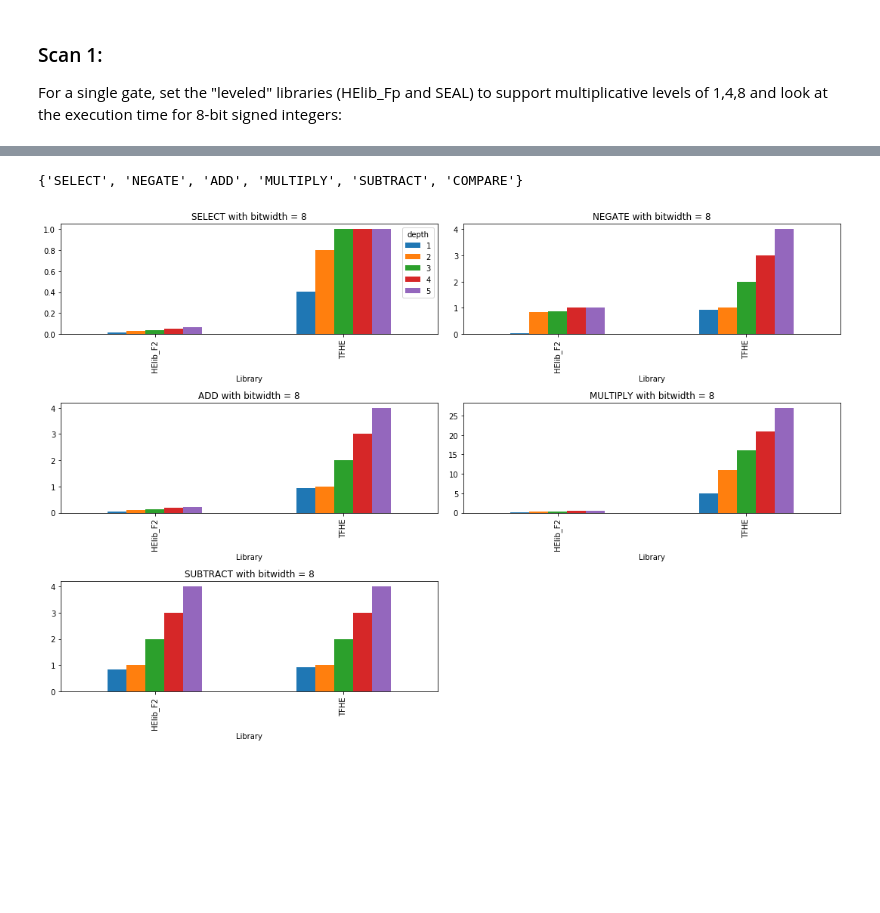
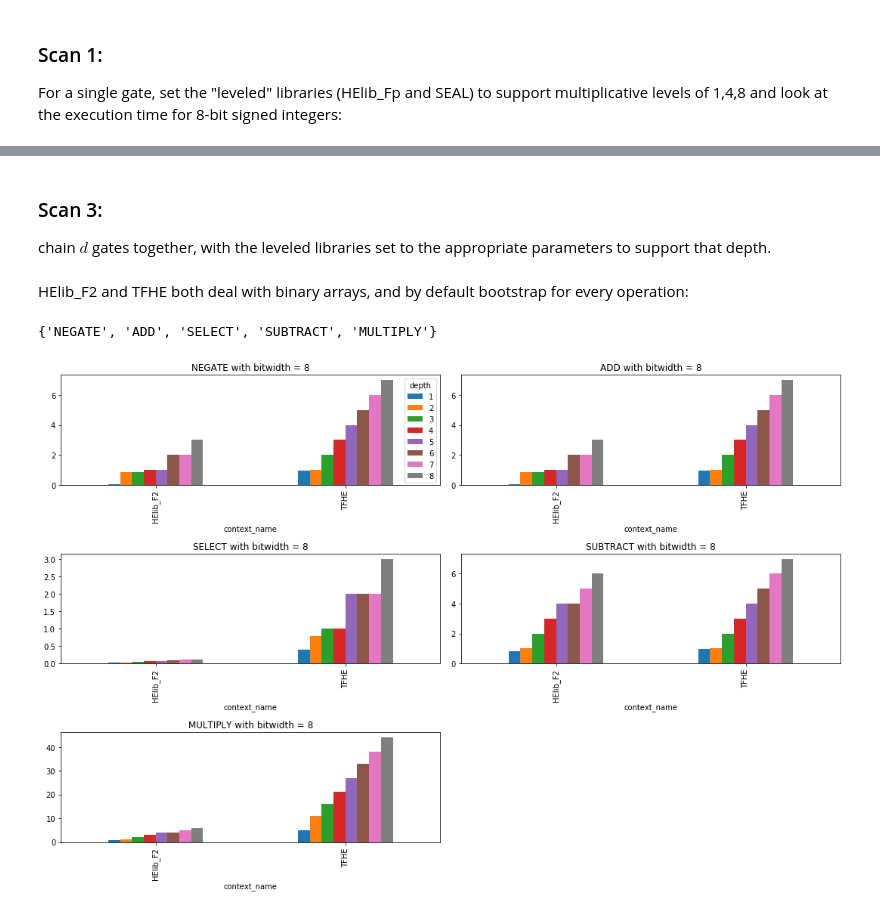
Before and after one commit to alan-turing-institute/SHEEP, a Jupyter notebook: Low-level-benchmarks.ipynb, the cells around one changed output, grey strips where cells are left out. Drawn from its saved outputs; the diff is of its cells as text; code cells hidden in the pictures; blank space fills up the shorter version.

```diff
--- a/Low-level-benchmarks.ipynb
+++ b/Low-level-benchmarks.ipynb
@@ -25,0 +44,3 @@ For a single gate, set the "leveled" libraries (HElib_Fp and SEAL) to support mu
+# %%
+rows=libs_op_levels("NEGATE",8,True,["SEAL"])
+rows
@@ -53,0 +69,22 @@ plt.show()
+# %%
+def libs_op_depth_level4(op_str, bitwidth, is_signed, libs_list):
+    rows = all_rows[(all_rows.is_correct==True) & (all_rows.Levels==4) & (all_rows.input_bitwidth==bitwidth) & (all_rows.gate_name==op_str) & all_rows.context_name.isin(libs_list) & (all_rows.input_signed==is_signed)]
+    rows.context_name.name = "Library"
+    rows.execution_time.name = "Time (s)"
+    return rows.drop_duplicates(["context_name", "depth"]).pivot(index='context_name', columns='depth', values='execution_time')
+all_ops = set(all_rows.gate_name)
+# %%
+
+all_ops = ["ADD","SUBTRACT","MULTIPLY","NEGATE"]
+bitwidth = 8
+is_signed = False
+for i, op in enumerate(all_ops):
+    if op == "COMPARE": continue
+    libs = ["HElib_Fp", "SEAL"]
+    rows = libs_op_depth_level4(op, bitwidth, is_signed, libs)
+
+    axis = plt.subplot((len(all_ops) + 2 // 2) // 2, 2, i + 1)
+    #axis.set_yscale("log")
+    rows.plot(ax=axis, title=op + ' with bitwidth = ' + str(bitwidth), kind='bar', figsize=(15, 10), legend=False if i!=0 else True)
+plt.tight_layout()
+plt.show()
@@ -54,25 +93,27 @@ plt.show()
+# %% [markdown]
+### Scan 3:
+chain $d$ gates together, with the leveled libraries set to the appropriate parameters to support that depth.
+# %% [markdown]
+HElib_F2 and TFHE both deal with binary arrays, and by default bootstrap for every operation:
+# %%
+def libs_op_depth(op_str, bitwidth, is_signed, libs_list):
+    rows = all_rows[(all_rows.input_bitwidth==bitwidth) & (all_rows.gate_name==op_str) & all_rows.context_name.isin(libs_list) & (all_rows.input_signed==is_signed)]
+    rows.context_name.name = "Library"
+    rows.execution_time.name = "Time (s)"
+    return rows.drop_duplicates(["context_name", "depth"]).pivot(index='context_name', columns='depth', values='execution_time')
 # %%
-def libs_op_depth(op_str, bitwidth, is_signed, libs_list):
-    rows = all_rows[(all_rows.input_bitwidth==bitwidth) & (all_rows.gate_name==op_str) & all_rows.context_name.isin(libs_list) & (all_rows.input_signed==is_signed)]
-    rows.context_name.name = "Library"
-    rows.execution_time.name = "Time (s)"
-    return rows.pivot(index='context_name', columns='depth', values='execution_time')
-
 all_ops = set(all_rows.gate_name)
-print(all_ops)
-all_libs = ["HElib_F2", "HElib_Fp", "TFHE", "SEAL"]
 bitwidth = 8
-is_signed = True
+is_signed = False
 for i, op in enumerate(all_ops):
     if op == "COMPARE": continue
-    libs = ["HElib_Fp", "SEAL"]
     libs = ["HElib_F2", "TFHE"]# all_libs
     rows = libs_op_depth(op, bitwidth, is_signed, libs)
     axis = plt.subplot((len(all_ops) + 2 // 2) // 2, 2, i + 1)
     #axis.set_yscale("log")
     rows.plot(ax=axis, title=op + ' with bitwidth = ' + str(bitwidth), kind='bar', figsize=(15, 10), legend=False if i!=0 else True)
 plt.tight_layout()
 plt.show()
 # %% [output]
-{'SELECT', 'NEGATE', 'ADD', 'MULTIPLY', 'SUBTRACT', 'COMPARE'}
+{'NEGATE', 'ADD', 'SELECT', 'SUBTRACT', 'MULTIPLY'}
-[figure, old version]
+[figure, new version]
```
Also changed, not shown: parts of 14 cells of this notebook, 1 other file.
